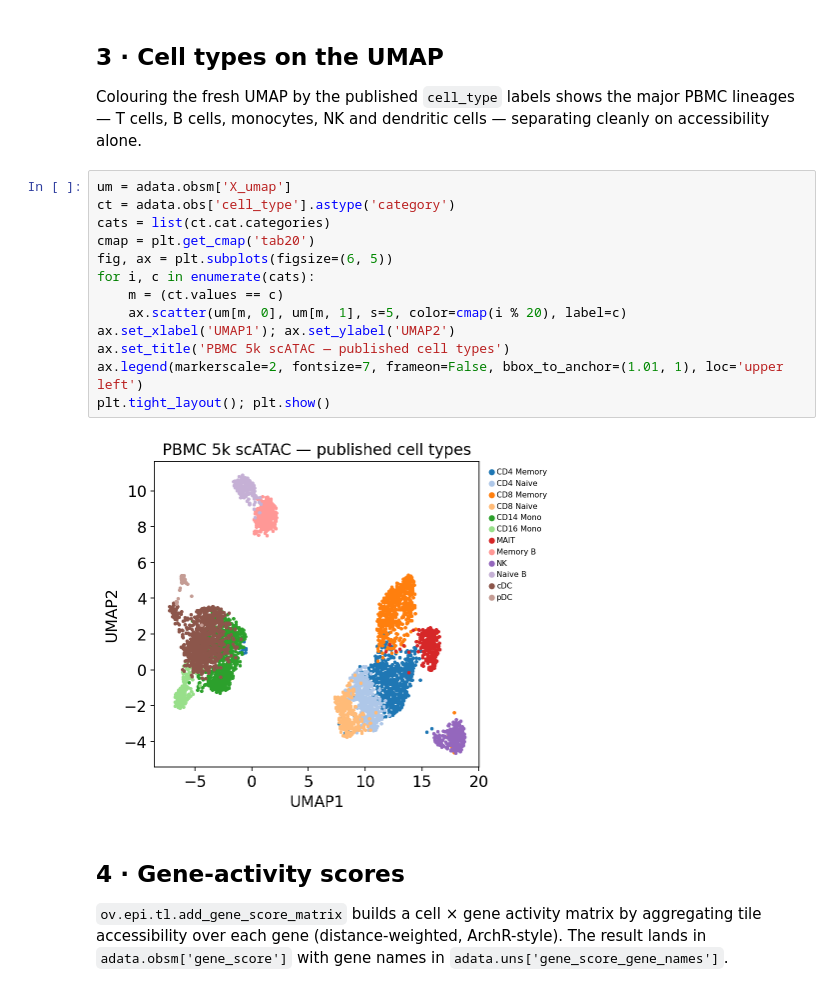
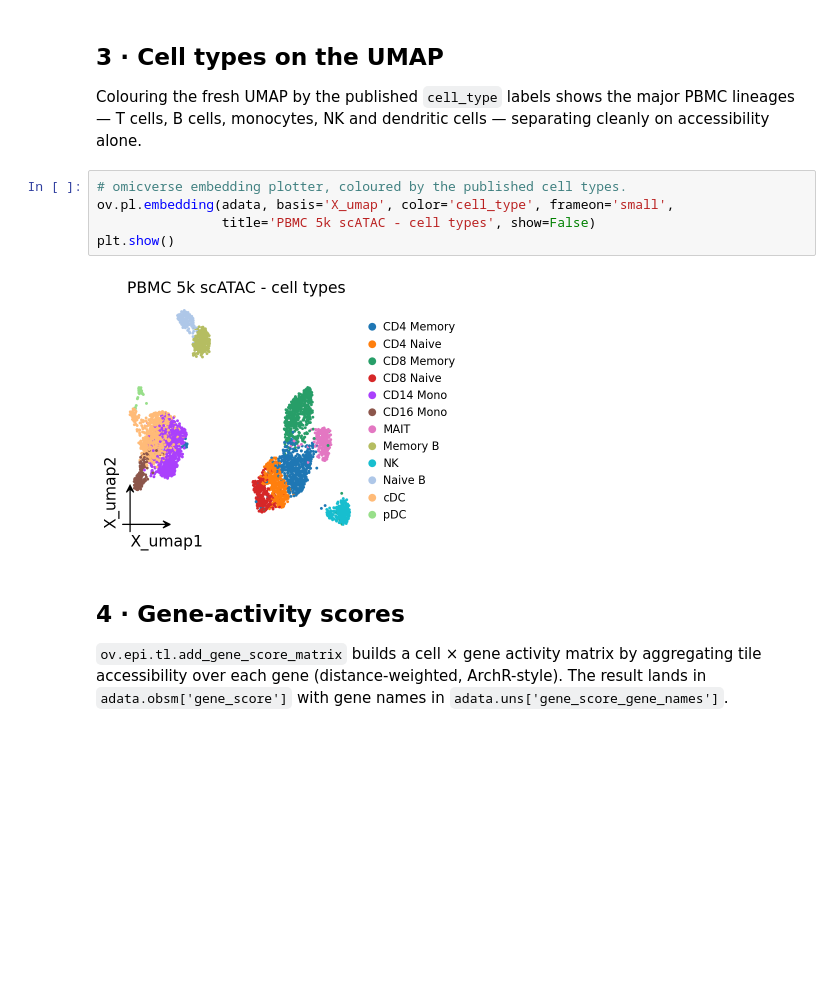
Before and after one commit to Starlitnightly/omicverse-tutorials, a Jupyter notebook: docs/Tutorials-epigenetics/t_epi_02_atac_clustering_annotation.ipynb, the cells around one changed output. Saved outputs shown, nothing was run; the diff lists cells and outputs as text; blank space fills up the shorter version.

```diff
--- a/docs/Tutorials-epigenetics/t_epi_02_atac_clustering_annotation.ipynb
+++ b/docs/Tutorials-epigenetics/t_epi_02_atac_clustering_annotation.ipynb
@@ -108,20 +108,12 @@ embeddings: ['X_spectral', 'X_umap', 'fragment_paired', 'X_iterative_lsi']
 Colouring the fresh UMAP by the published `cell_type` labels shows the major PBMC lineages —
 T cells, B cells, monocytes, NK and dendritic cells — separating cleanly on accessibility alone.
 # %%
-um = adata.obsm['X_umap']
-ct = adata.obs['cell_type'].astype('category')
-cats = list(ct.cat.categories)
-cmap = plt.get_cmap('tab20')
-fig, ax = plt.subplots(figsize=(6, 5))
-for i, c in enumerate(cats):
-    m = (ct.values == c)
-    ax.scatter(um[m, 0], um[m, 1], s=5, color=cmap(i % 20), label=c)
-ax.set_xlabel('UMAP1'); ax.set_ylabel('UMAP2')
-ax.set_title('PBMC 5k scATAC — published cell types')
-ax.legend(markerscale=2, fontsize=7, frameon=False, bbox_to_anchor=(1.01, 1), loc='upper left')
-plt.tight_layout(); plt.show()
+# omicverse embedding plotter, coloured by the published cell types.
+ov.pl.embedding(adata, basis='X_umap', color='cell_type', frameon='small',
+                title='PBMC 5k scATAC - cell types', show=False)
+plt.show()
 # %% [output]
-[figure, old version]
+[figure, new version]
 # %% [markdown]
 ## 4 · Gene-activity scores
 
```
Also changed, not shown: parts of 3 cells of this notebook, 4 other files.
